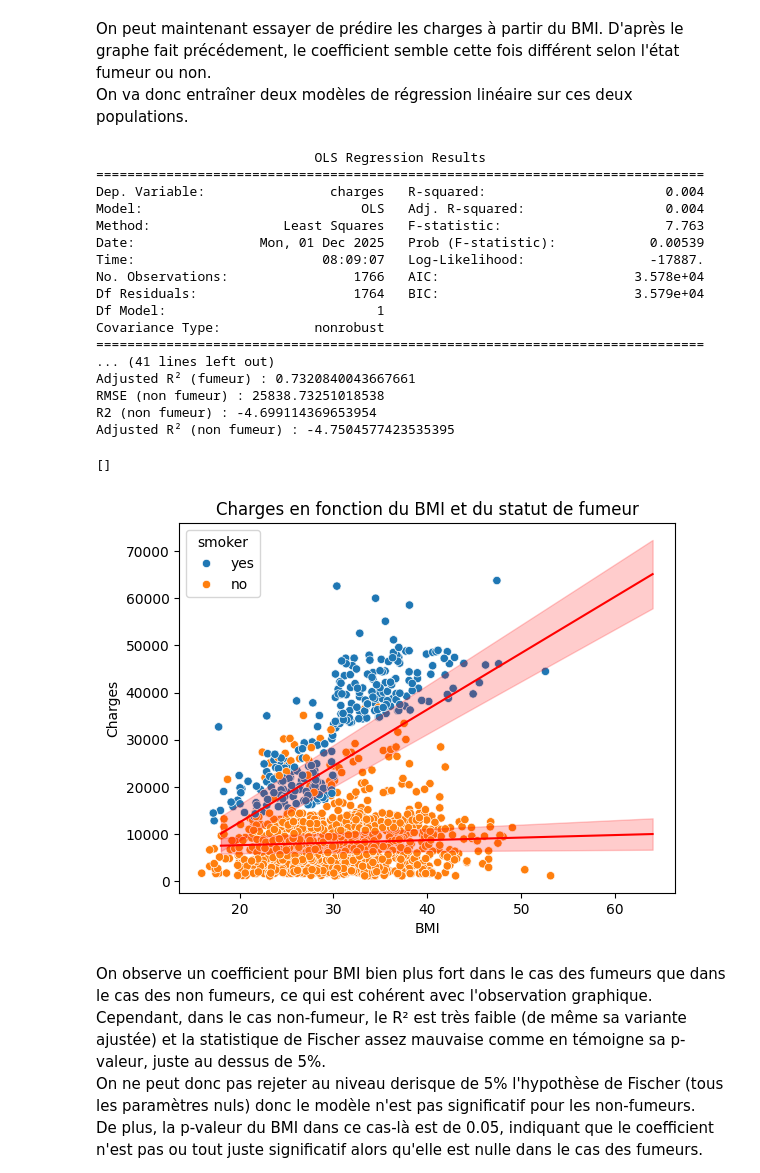
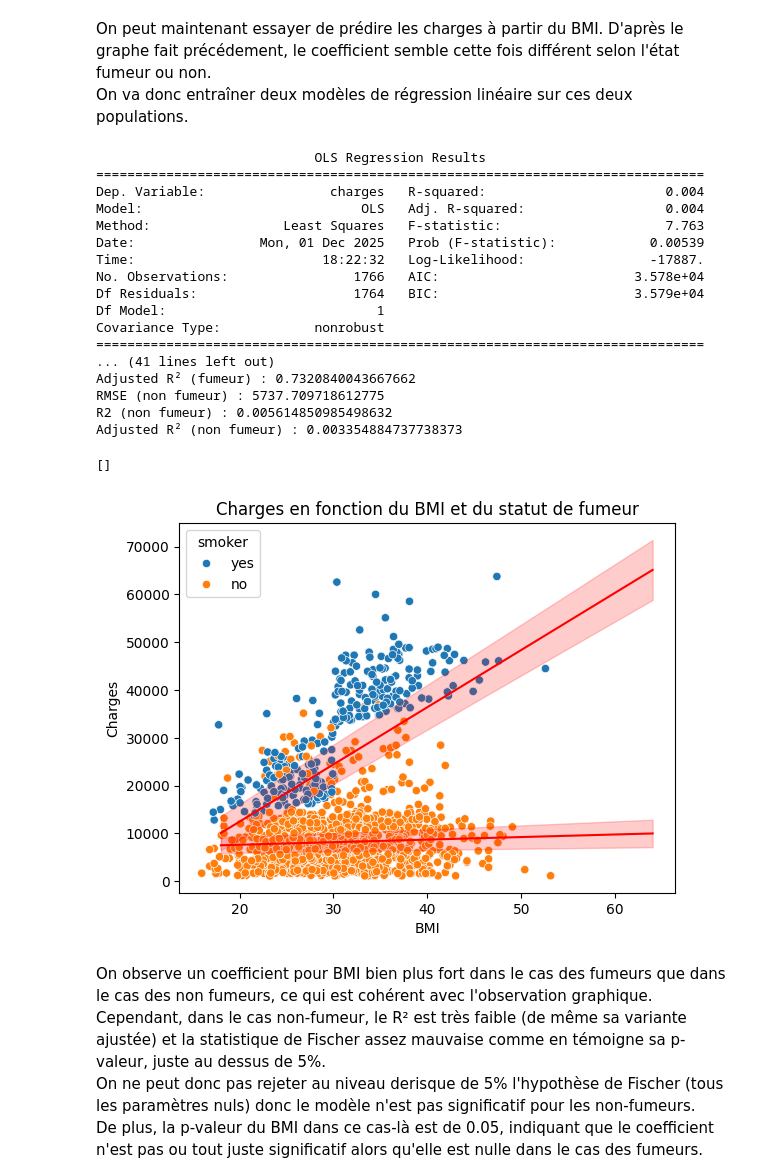
Before and after one commit to ultac/Projet-GLM, a Jupyter notebook: GLM Medical Charges.ipynb, the cells around one changed output. Saved outputs shown, nothing was run; the diff lists cells and outputs as text; code cells hidden in the pictures.

```diff
--- a/GLM Medical Charges.ipynb
+++ b/GLM Medical Charges.ipynb
@@ -494,9 +493,9 @@ y_non_fumeur = data_processed_non_fumeur["charges"]
 X_non_fumeur = data_processed_non_fumeur.drop("charges", axis=1)
 X_non_fumeur = X_non_fumeur[["const","bmi"]]
 
-X_train, X_test, y_train,y_test = train_test_split(X_non_fumeur,y_non_fumeur, test_size=0.2, random_state=42)
+X_train_non_fumeur, X_test_non_fumeur, y_train_non_fumeur,y_test_non_fumeur = train_test_split(X_non_fumeur,y_non_fumeur, test_size=0.2, random_state=42)
 
-results_non_fumeur = sm.OLS(y_train,X_train).fit()
+results_non_fumeur = sm.OLS(y_train_non_fumeur,X_train_non_fumeur).fit()
 
 
 #Modèle pour les fumeurs
@@ -504,33 +503,36 @@ y_fumeur = data_processed_fumeur["charges"]
 X_fumeur = data_processed_fumeur.drop("charges", axis=1)
 X_fumeur = X_fumeur[["const","bmi"]]
 
-X_train, X_test, y_train,y_test = train_test_split(X_fumeur,y_fumeur, test_size=0.2, random_state=42)
+X_train_fumeur, X_test_fumeur, y_train_fumeur,y_test_fumeur = train_test_split(X_fumeur,y_fumeur, test_size=0.2, random_state=42)
 
-results_fumeur = sm.OLS(y_train,X_train).fit()
+results_fumeur = sm.OLS(y_train_fumeur,X_train_fumeur).fit()
 
 #Résultats et analyses
 print(results_non_fumeur.summary())
 print(results_fumeur.summary())
 
-p = len(X_test.columns)-1
-n = len(y_test)
-
 print()
 ## Fumeur
-y_pred_fumeur = results_fumeur.predict(X_test)
-rmse_fumeur = root_mean_squared_error(y_test, y_pred_fumeur)
-r2_fumeur = r2_score(y_test, y_pred_fumeur)
-adj_r2_fumeur = 1-(1-r2)*(n-1)/(n-p-1) #On a p variables explicatives
+p_fumeur = len(X_test_fumeur.columns)-1
+n_fumeur = len(y_test_fumeur)
+
+y_pred_fumeur = results_fumeur.predict(X_test_fumeur)
+rmse_fumeur = root_mean_squared_error(y_test_fumeur, y_pred_fumeur)
+r2_fumeur = r2_score(y_test_fumeur, y_pred_fumeur)
+adj_r2_fumeur = 1-(1-r2)*(n_fumeur-1)/(n_fumeur-p_fumeur-1) #On a p variables explicatives
 
 print("RMSE (fumeur) :", rmse_fumeur)
 print("R2 (fumeur) :", r2_fumeur)
 print("Adjusted R² (fumeur) :", adj_r2_fumeur)
 
 ## Non fumeur
-y_pred_non_fumeur = results_non_fumeur.predict(X_test)
-rmse_non_fumeur = root_mean_squared_error(y_test, y_pred_non_fumeur)
-r2_non_fumeur = r2_score(y_test, y_pred_non_fumeur)
-adj_r2_non_fumeur = 1-(1-r2_non_fumeur)*(n-1)/(n-p-1) #On a p variables explicatives
+p_non_fumeur = len(X_test_non_fumeur.columns)-1
+n_non_fumeur = len(y_test_non_fumeur)
+
+y_pred_non_fumeur = results_non_fumeur.predict(X_test_non_fumeur)
+rmse_non_fumeur = root_mean_squared_error(y_test_non_fumeur, y_pred_non_fumeur)
+r2_non_fumeur = r2_score(y_test_non_fumeur, y_pred_non_fumeur)
+adj_r2_non_fumeur = 1-(1-r2_non_fumeur)*(n_non_fumeur-1)/(n_non_fumeur-p_non_fumeur-1) #On a p variables explicatives
 
 print("RMSE (non fumeur) :", rmse_non_fumeur)
 print("R2 (non fumeur) :", r2_non_fumeur)
@@ -543,45 +545,45 @@ bmi_range  = np.linspace(data_processed['bmi'].min(), data_processed['bmi'].max(
 charges_pred_fumeur = results_fumeur.params.iloc[0] + results_fumeur.params.iloc[1]*bmi_range
 charges_pred_non_fumeur = results_non_fumeur.params.iloc[0] + results_non_fumeur.params.iloc[1]*bmi_range
 
-se_pred_fumeur = np.sqrt(results_fumeur.bse.iloc[0]**2 + (age_range*results_fumeur.bse.iloc[1])**2)
-se_pred_non_fumeur = np.sqrt(results_non_fumeur.bse.iloc[0]**2 + (age_range*results_non_fumeur.bse.iloc[1])**2)
+se_pred_fumeur = np.sqrt(results_fumeur.bse.iloc[0]**2 + (bmi_range*results_fumeur.bse.iloc[1])**2)
+se_pred_non_fumeur = np.sqrt(results_non_fumeur.bse.iloc[0]**2 + (bmi_range*results_non_fumeur.bse.iloc[1])**2)
 
 lower_fumeur = charges_pred_fumeur - 1.96*se_pred_fumeur
 upper_fumeur = charges_pred_fumeur + 1.96*se_pred_fumeur
 
 lower_non_fumeur = charges_pred_non_fumeur - 1.96*se_pred_non_fumeur
 upper_non_fumeur = charges_pred_non_fumeur + 1.96*se_pred_non_fumeur
 
 sns.scatterplot(data = data, y = "charges",x = "bmi",hue="smoker")
 plt.title("Charges en fonction du BMI et du statut de fumeur")
 plt.plot(age_range, charges_pred_non_fumeur, color='red', label='Droite de régression sans fumeur')
 plt.plot(age_range, charges_pred_fumeur, color='red', label='Droite de régression avec fumeur')
 plt.fill_between(age_range, lower_non_fumeur, upper_non_fumeur, color='red', alpha=0.2, label='IC 95%')
 plt.fill_between(age_range, lower_fumeur, upper_fumeur, color='red', alpha=0.2, label='IC 95%')
 
 plt.xlabel("BMI")
 plt.ylabel("Charges")
 plt.plot()
 # %% [output]
                             OLS Regression Results
 ==============================================================================
 Dep. Variable:                charges   R-squared:                       0.004
 Model:                            OLS   Adj. R-squared:                  0.004
 Method:                 Least Squares   F-statistic:                     7.763
 Date:                Mon, 01 Dec 2025   Prob (F-statistic):            0.00539
-Time:                        08:09:07   Log-Likelihood:                -17887.
+Time:                        18:22:32   Log-Likelihood:                -17887.
 No. Observations:                1766   AIC:                         3.578e+04
 Df Residuals:                    1764   BIC:                         3.579e+04
 Df Model:                           1
 Covariance Type:            nonrobust
 ==============================================================================
 ... (41 lines left out)
-Adjusted R² (fumeur) : 0.7320840043667661
-RMSE (non fumeur) : 25838.73251018538
-R2 (non fumeur) : -4.699114369653954
-Adjusted R² (non fumeur) : -4.7504577423535395
+Adjusted R² (fumeur) : 0.7320840043667662
+RMSE (non fumeur) : 5737.709718612775
+R2 (non fumeur) : 0.005614850985498632
+Adjusted R² (non fumeur) : 0.003354884737738373
 []
-[figure, old version]
+[figure, new version]
 # %% [markdown]
 On observe un coefficient pour BMI bien plus fort dans le cas des fumeurs que dans le cas des non fumeurs, ce qui est cohérent avec l'observation graphique.\
 Cependant, dans le cas non-fumeur, le R² est très faible (de même sa variante ajustée) et la statistique de Fischer assez mauvaise comme en témoigne sa p-valeur, juste au dessus de 5%.\
```
Also changed, not shown: parts of 36 cells of this notebook.
